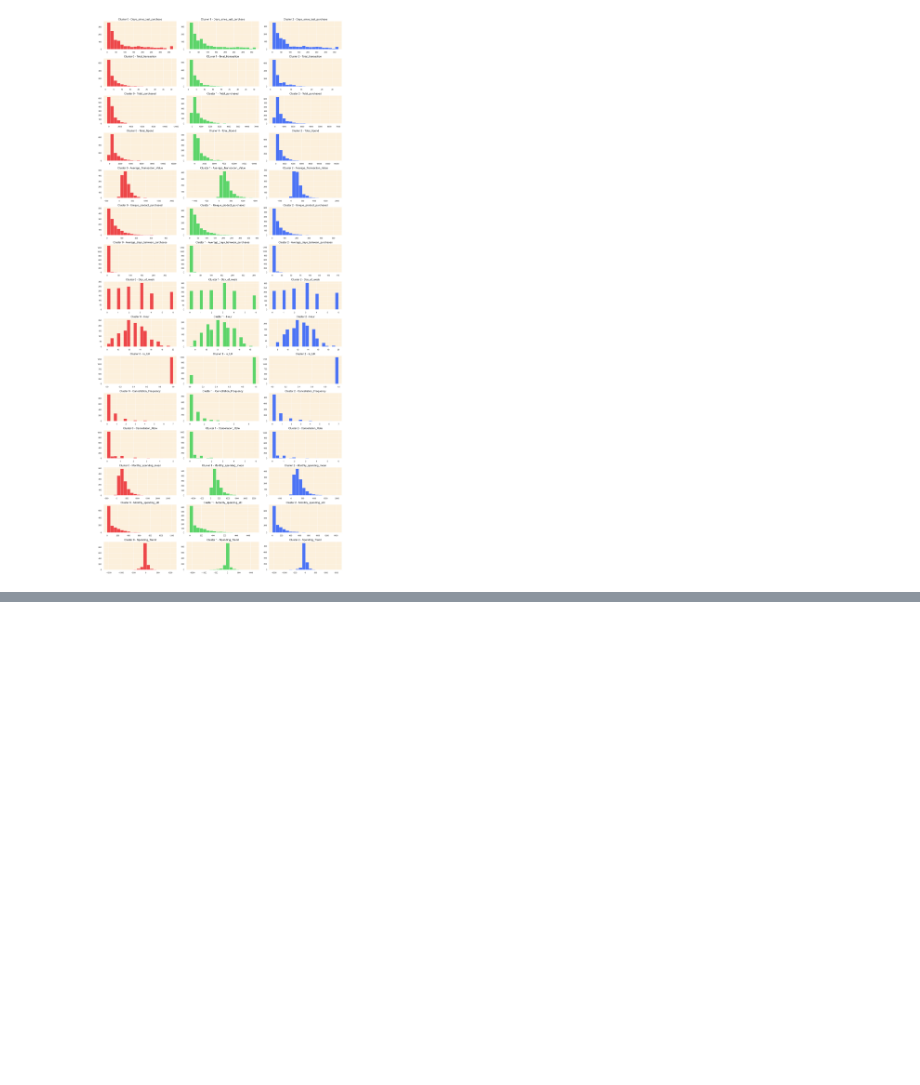
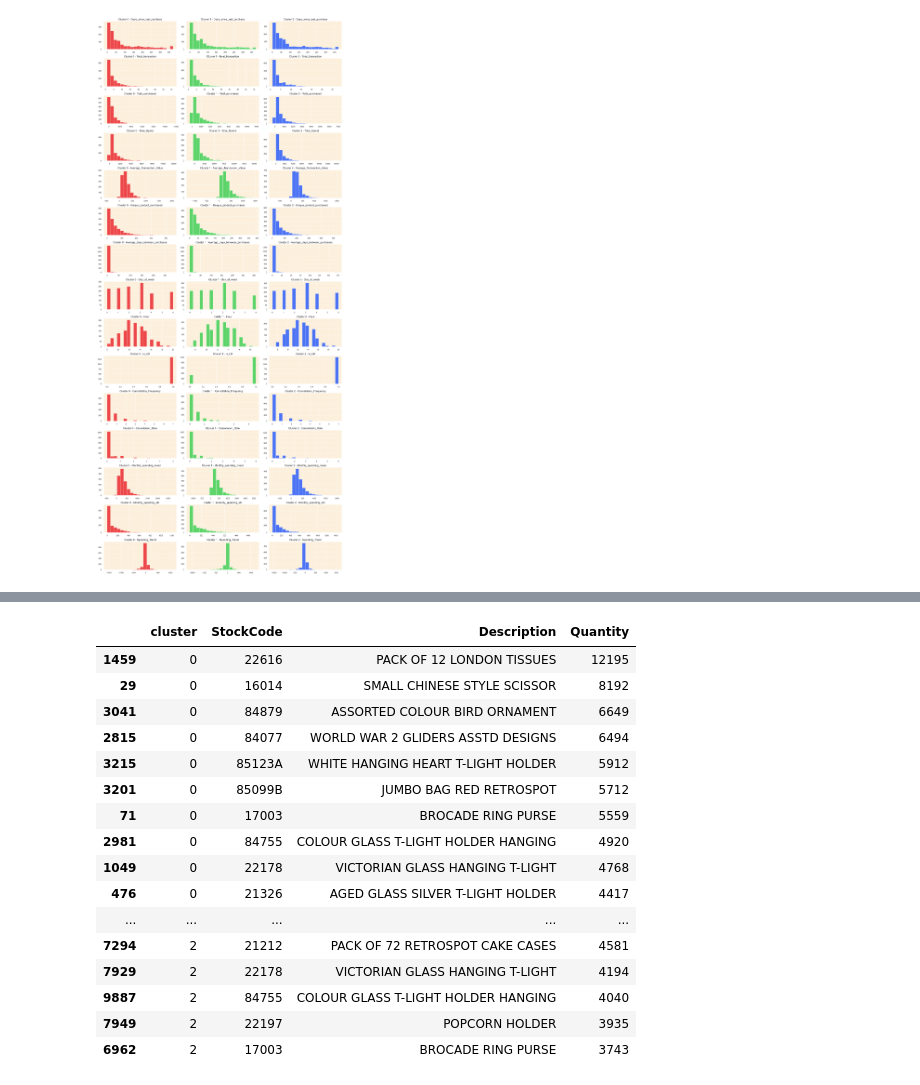
Before and after one commit to Suryasadasivam/Customer-Segmentation-, a Jupyter notebook: customer_segmentation.ipynb, the cells around one changed output, grey strips where cells are left out. Drawn from its saved outputs; the diff is of its cells as text; code cells hidden in the pictures; blank space fills up the shorter version.

Commit message:
Customersegmentation

```diff
--- a/customer_segmentation.ipynb
+++ b/customer_segmentation.ipynb
@@ -1964,0 +1971,10 @@ plt.show()
+# %%
+#step1 :extract the customerIDs of the outliers and remove the transactions from the main dataframe
+outlier_customer_ids=outlier_data['CustomerID'].astype('float').unique()
+df_filtered=df[~df['CustomerID'].isin(outlier_customer_ids)]
+
+# Step 2: Ensure consistent data type for CustomerID across both dataframes before merging
+customer_data_cleaned['CustomerID'] = customer_data_cleaned['CustomerID'].astype('float')
+
+# Step 3: Merge the transaction data with the customer data to get the cluster information for each transaction
+merged_data = df_filtered.merge(customer_data_cleaned[['CustomerID', 'cluster']], on='CustomerID', how='inner')
@@ -1964,0 +1990,25 @@ plt.show()
+# %%
+# Step 4: Identify the top 10 best-selling products in each cluster based on the total quantity sold
+best_selling_products = merged_data.groupby(['cluster', 'StockCode', 'Description'])['Quantity'].sum().reset_index()
+best_selling_products = best_selling_products.sort_values(by=['cluster', 'Quantity'], ascending=[True, False])
+top_products_per_cluster = best_selling_products.groupby('cluster').head(10)
+# %%
+top_products_per_cluster
+# %% [output]
+|  | cluster | StockCode | Description | Quantity |
+| 1459 | 0 | 22616 | PACK OF 12 LONDON TISSUES | 12195 |
+| 29 | 0 | 16014 | SMALL CHINESE STYLE SCISSOR | 8192 |
+| 3041 | 0 | 84879 | ASSORTED COLOUR BIRD ORNAMENT | 6649 |
+| 2815 | 0 | 84077 | WORLD WAR 2 GLIDERS ASSTD DESIGNS | 6494 |
+| 3215 | 0 | 85123A | WHITE HANGING HEART T-LIGHT HOLDER | 5912 |
+| 3201 | 0 | 85099B | JUMBO BAG RED RETROSPOT | 5712 |
+| 71 | 0 | 17003 | BROCADE RING PURSE | 5559 |
+| 2981 | 0 | 84755 | COLOUR GLASS T-LIGHT HOLDER HANGING | 4920 |
+| 1049 | 0 | 22178 | VICTORIAN GLASS HANGING T-LIGHT | 4768 |
+| 476 | 0 | 21326 | AGED GLASS SILVER T-LIGHT HOLDER | 4417 |
+| ... | ... | ... | ... | ... |
+| 7294 | 2 | 21212 | PACK OF 72 RETROSPOT CAKE CASES | 4581 |
+| 7929 | 2 | 22178 | VICTORIAN GLASS HANGING T-LIGHT | 4194 |
+| 9887 | 2 | 84755 | COLOUR GLASS T-LIGHT HOLDER HANGING | 4040 |
+| 7949 | 2 | 22197 | POPCORN HOLDER | 3935 |
+| 6962 | 2 | 17003 | BROCADE RING PURSE | 3743 |
```
Also changed, not shown: parts of 6 cells of this notebook.
